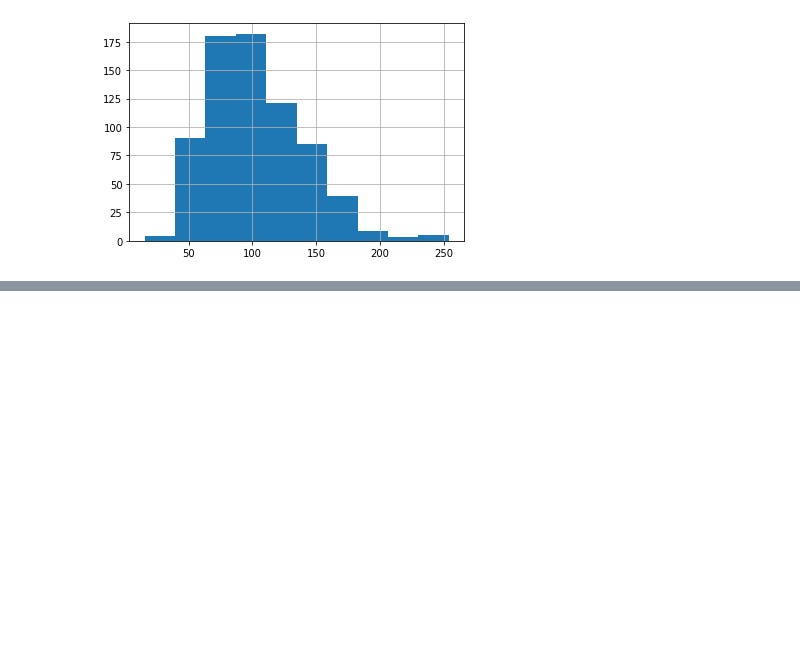
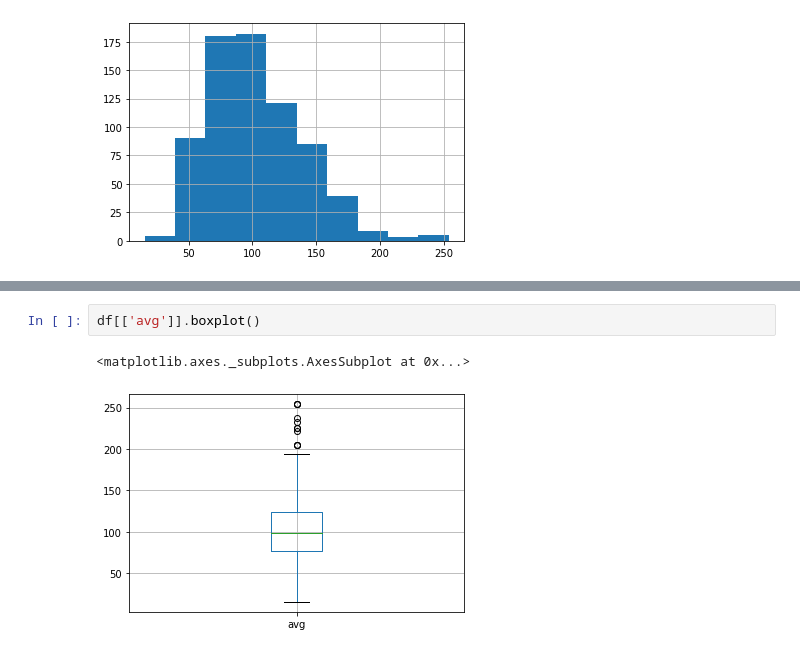
Before and after one commit to Siddharthm1234/Salary-Estimator, a Jupyter notebook: Exploratory Data Analysis/eda.ipynb, the cells around one changed output, grey strips where cells are left out. Drawn from its saved outputs; the diff is of its cells as text; blank space fills up the shorter version.

```diff
--- a/Exploratory Data Analysis/eda.ipynb
+++ b/Exploratory Data Analysis/eda.ipynb
@@ -82,0 +90,5 @@ df['age'].hist()
+# %%
+df[['avg']].boxplot()
+# %% [output]
+<matplotlib.axes._subplots.AxesSubplot at 0x...>
+[figure, added]
```
Also changed, not shown: parts of 11 cells of this notebook.
